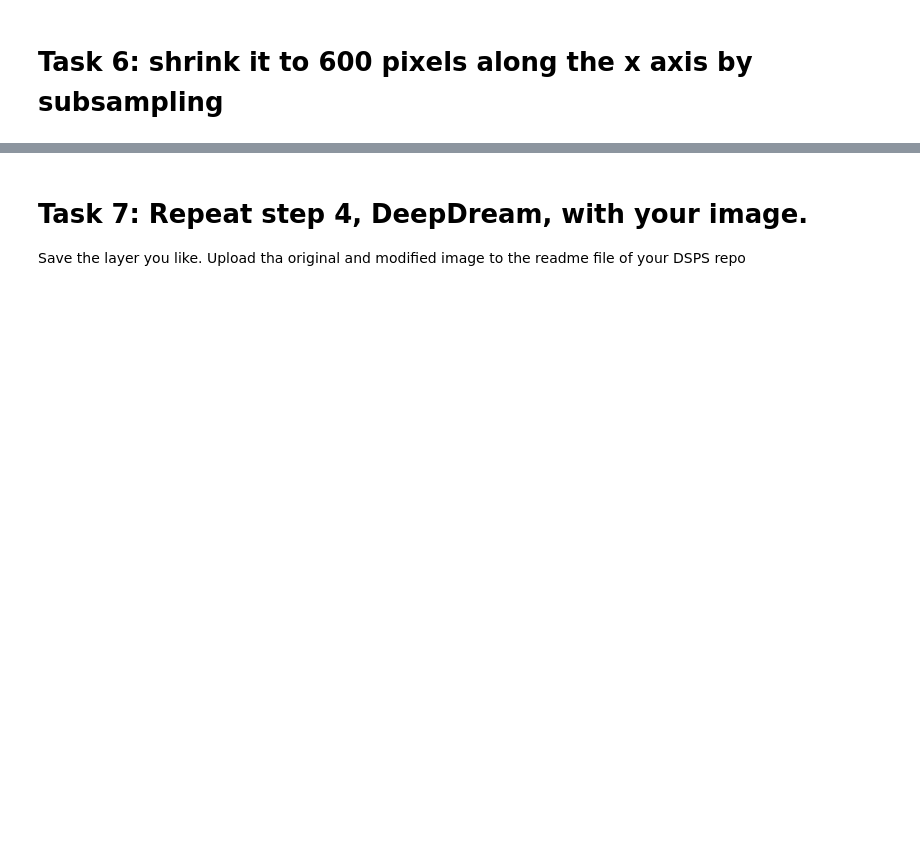
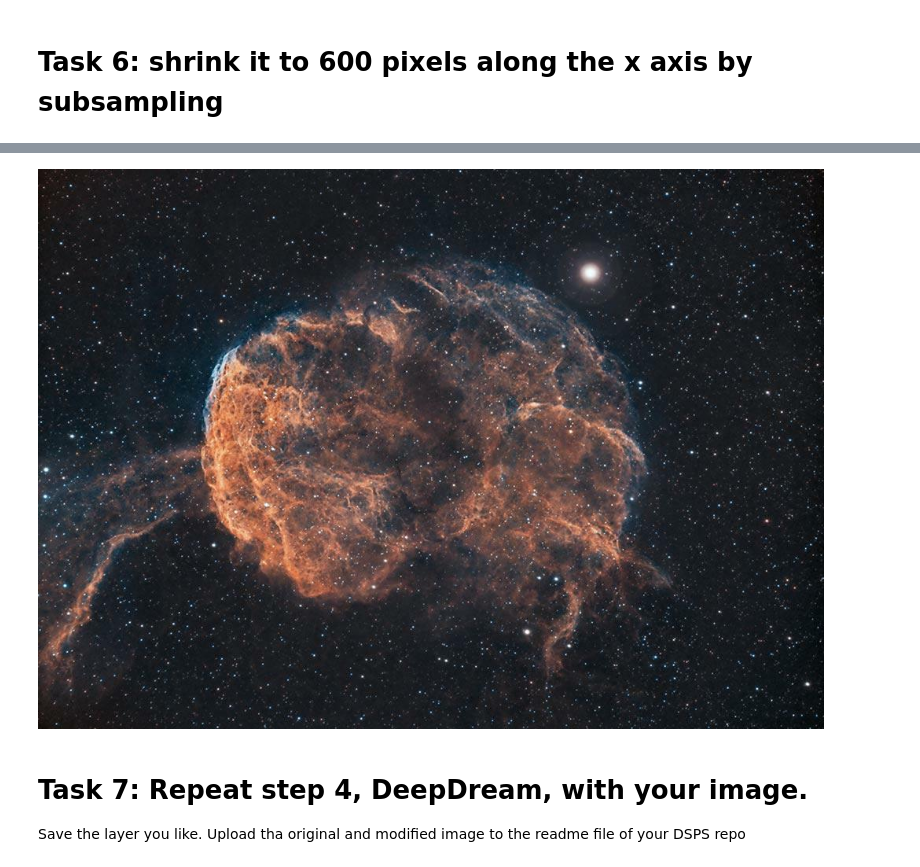
Before and after one commit to skumarudel/DSPS_SKumar, a Jupyter notebook: HW9/DPS2021_deepdream_SKumar.ipynb, the cells around one changed output, grey strips where cells are left out. Saved outputs shown, nothing was run; the diff lists cells and outputs as text; code cells hidden in the pictures; blank space fills up the shorter version.

```diff
--- a/HW9/DPS2021_deepdream_SKumar.ipynb
+++ b/HW9/DPS2021_deepdream_SKumar.ipynb
@@ -251,6 +262,11 @@ if img0.shape[0] > basewidth:
 elif img0.shape[0] < basewidth:
   import scipy
   img1 = scipy.ndimage.zoom(img0, zoom=(2, 1,1), order=1)
+# %%
+#img0 = sess.run(tf.io.decode_image(file_contents))
+showarray(img1)
+# %% [output]
+[figure, added]
 # %% [markdown]
 # Task 7: Repeat step 4, DeepDream, with your image.
 Save the layer you like. Upload tha original and modified image to the readme file of your DSPS repo
```
Also changed, not shown: parts of 16 cells of this notebook.
